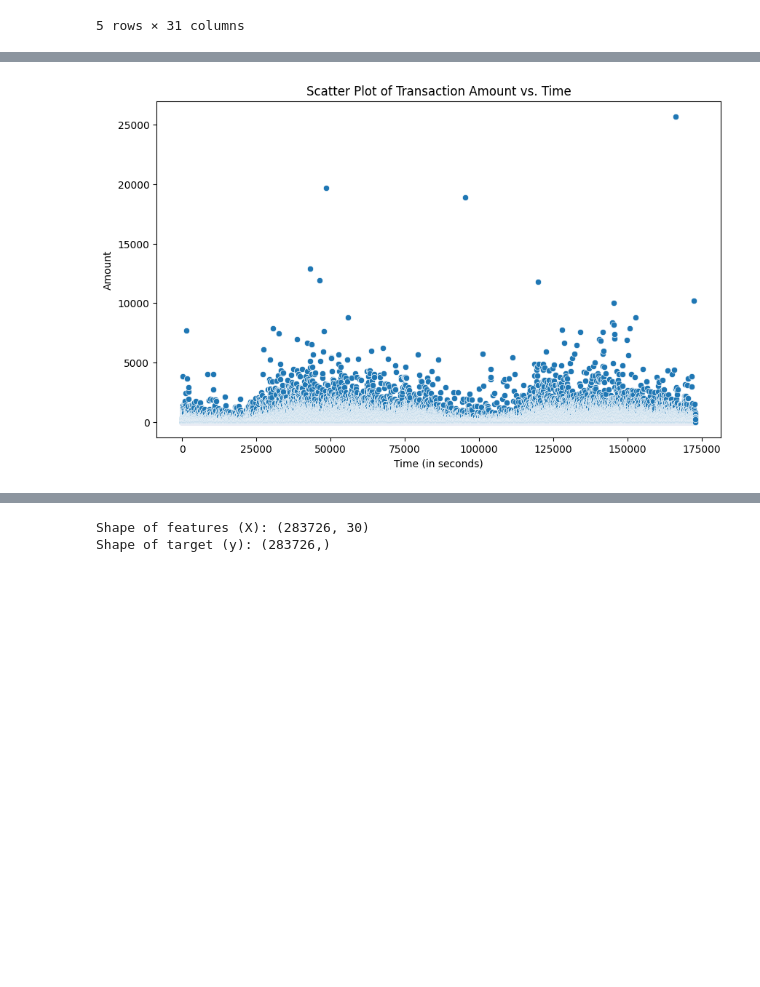
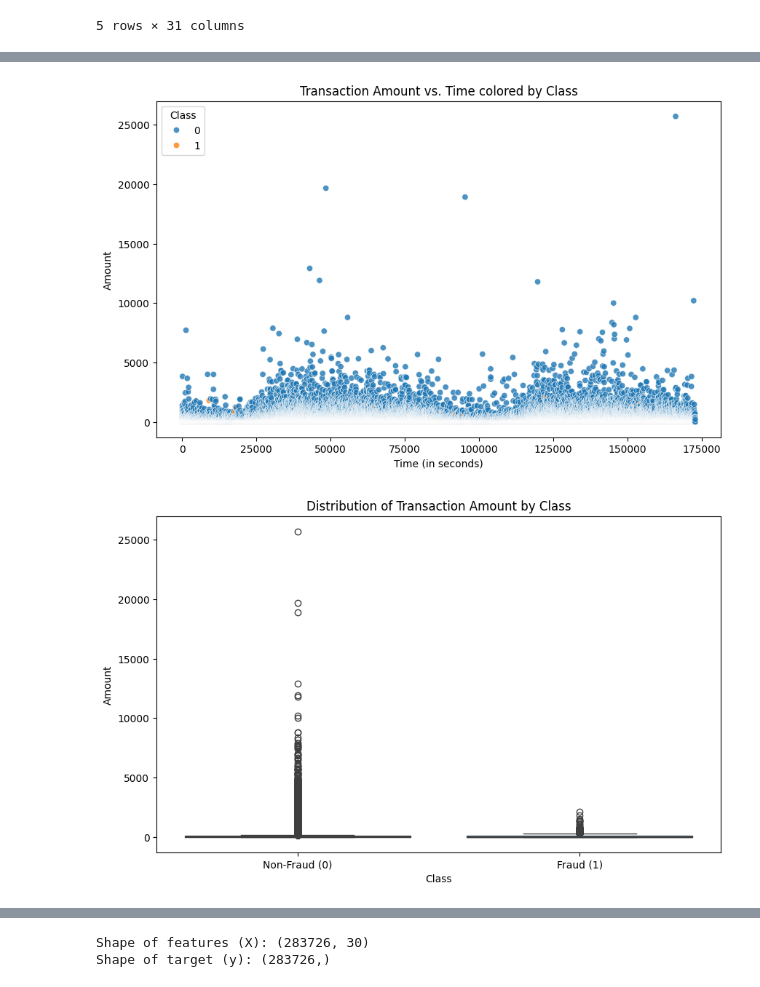
Before and after one commit to zcry332/Neural_Network, a Jupyter notebook: NN_BankingProject_G3.ipynb, the cells around one changed output, grey strips where cells are left out. Drawn from its saved outputs; the diff is of its cells as text; code cells hidden in the pictures; blank space fills up the shorter version.

```diff
--- a/NN_BankingProject_G3.ipynb
+++ b/NN_BankingProject_G3.ipynb
@@ -97,11 +102,21 @@ plt.show()
 [figure]
 # %%
-# spot outliers using time and amount
+# spot outliers using time and amount, analyze relationship between 'Time', 'Amount', and 'Class'
 plt.figure(figsize=(10, 6))
-sns.scatterplot(x='Time', y='Amount', data=df)
-plt.title('Scatter Plot of Transaction Amount vs. Time')
+sns.scatterplot(x='Time', y='Amount', hue='Class', data=df, alpha=0.8)
+plt.title('Transaction Amount vs. Time colored by Class')
 plt.xlabel('Time (in seconds)')
 plt.ylabel('Amount')
 plt.show()
+
+# Analyze the distribution of 'Amount' for each class, boxplot shows the relationship between class and amount.
+plt.figure(figsize=(10, 6))
+sns.boxplot(x='Class', y='Amount', data=df)
+plt.title('Distribution of Transaction Amount by Class')
+plt.xlabel('Class')
+plt.ylabel('Amount')
+plt.xticks([0, 1], ['Non-Fraud (0)', 'Fraud (1)'])
+plt.show()
 # %% [output]
-[figure, old version]
+[figure, new version]
+[figure, added]
```
Also changed, not shown: parts of 17 cells of this notebook.
